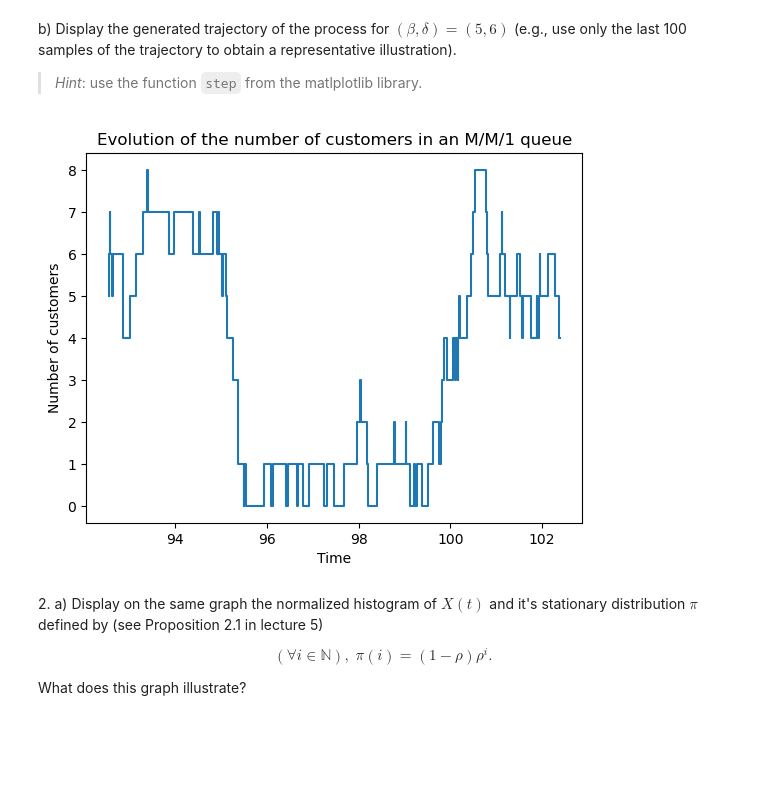
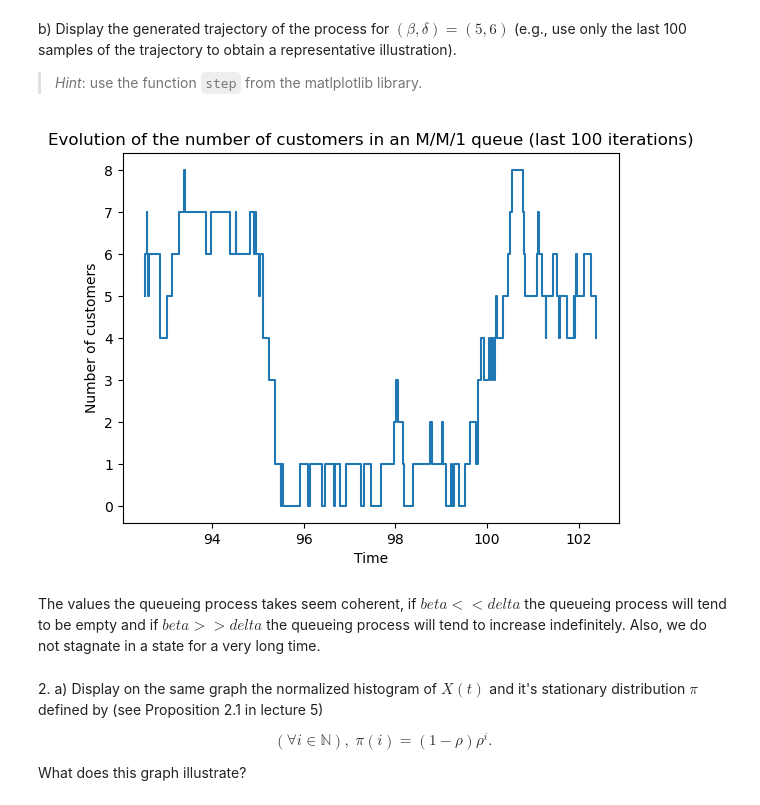
Before and after one commit to benech17/Markov-Chains-SDIA, a Jupyter notebook: lab2_markov_students/lab2_markov_students/lab2_notebook.ipynb, the cells around one changed output. Saved outputs shown, nothing was run; the diff lists cells and outputs as text; code cells hidden in the pictures; blank space fills up the shorter version.

```diff
--- a/lab2_markov_students/lab2_markov_students/lab2_notebook.ipynb
+++ b/lab2_markov_students/lab2_markov_students/lab2_notebook.ipynb
@@ -142,16 +142,18 @@ b) Display the generated trajectory of the process for $(\beta,\delta) = (5, 6)$
 # %%
 beta=5
 delta=6
 rng=10
 niter=1000
 T,X=run_mm1inf(beta,delta,rng,niter)
 plt.step(T[-100:],X[-100:])
 plt.xlabel('Time')
 plt.ylabel('Number of customers')
-plt.title('Evolution of the number of customers in an M/M/1 queue')
+plt.title('Evolution of the number of customers in an M/M/1 queue (last 100 iterations)')
 plt.show()
 # %% [output]
-[figure, old version]
+[figure, new version]
+# %% [markdown]
+The values the queueing process takes seem coherent, if $beta<<delta$ the queueing process will tend to be empty and if $beta>>delta$ the queueing process will tend to increase indefinitely. Also, we do not stagnate in a state for a very long time.
 # %% [markdown]
 2\. a) Display on the same graph the normalized histogram of $X(t)$ and it's stationary distribution $\pi$ defined by (see Proposition 2.1 in lecture 5)
 
```
Also changed, not shown: parts of 17 cells of this notebook.
